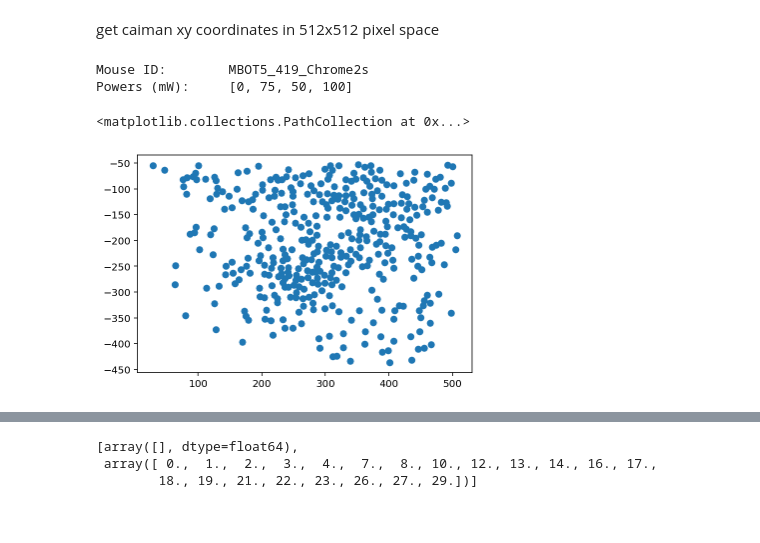
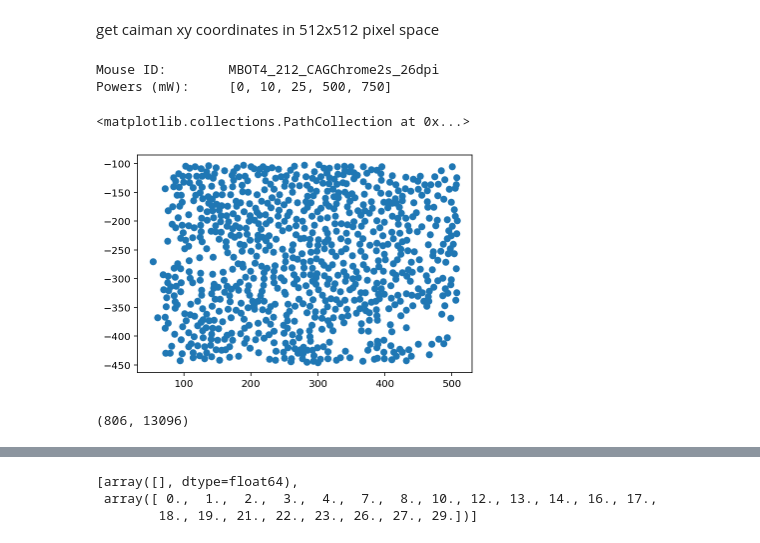
Before and after one commit to willyh101/caiman_online, a Jupyter notebook: notebooks/template_analysis_mori.ipynb, the cells around one changed output, grey strips where cells are left out. Cells and saved outputs as stored; diff of their text form; code cells hidden in the pictures.

Commit message:
satsuma specific changes in simulate analysis + online analysis notebooks

```diff
--- a/notebooks/template_analysis_mori.ipynb
+++ b/notebooks/template_analysis_mori.ipynb
@@ -50,19 +51,21 @@ user_name = 'Mora'
 #is your FOV cropped? if yes, please enter
 x_start = 100 # if not cropped this is 0
 x_end = 450 # if not cropped this is 512
-date = '20200802'
-mouse = 'MBOT5_419'
-exp_name = 'ori'
+date = '20200706'
+mouse = 'MBOT4_212'
+exp_name = 'stim'
 
-tif_folder = 'D://'+ user_name + '//' + date +'//' + mouse + '//' + exp_name + '//'
-#tif_folder='F://Experiments//EMX-triples//20200706//MBOT4_212//FOV2//noise//'
+#tif_folder = 'D://'+ user_name + '//' + date +'//' + mouse + '//' + exp_name + '//'
+tif_folder=r'F:\Experiments\EMX-triples\20200706\MBOT4_212\FOV2\stim'
+
 out_path = tif_folder + '//' + 'out//'
 
-js = glob(out_path + '*.json')[-1]
+#js = glob(out_path + '*.json')[-1]
 hs = glob(out_path + '*.hdf5')[-1]
 
 cnm = load_as_obj(hs)
-jason= load_json(js)
+
+#jason= load_json(js)
 # %%
 # If the files have different sizes (eg if you're doing a stim test)
 get_file_sizes = True
@@ -629,7 +630,9 @@ np.save(out_path + 'visResp_xy.npy',visResp_cells)
 get caiman xy coordinates in 512x512 pixel space
 # %%
 import scipy.io as sio
-daq_path = 'Y://frankenshare//holographyS//Satsuma//200729//MBOT5_419_Chrome2s//200729_MBOT5_419_Chrome2s_A.mat'
+
+daq_path = r'F:\Experiments\daq_files\20200706//200706_MBOT4_212_CAGChrome2s_26dpi_A.mat'
+
 mat = sio.loadmat(daq_path)
 
 # Important experiment information!
@@ -642,21 +645,25 @@ print(f'Mouse ID:        {mouse_id}')
 print(f'Powers (mW):     {power_list.tolist()}')
 fr = 15
 # %% [output]
-Mouse ID:        MBOT5_419_Chrome2s
-Powers (mW):     [0, 75, 50, 100]
+Mouse ID:        MBOT4_212_CAGChrome2s_26dpi
+Powers (mW):     [0, 10, 25, 500, 750]
 # %%
 #get the xy coordinates:
-x_start = 50 # if you cropped the left side of the FOV we need to add this to the x coordinate to recover 512*512 FOV coorinates
-dims = (512,400)
+x_start = 100 # if you cropped the left side of the FOV we need to add this to the x coordinate to recover 512*512 FOV coorinates
+dims = (512,350)
 #caiman function cm.base.rois.com
 XYcoords= cm.base.rois.com(cnm.estimates.A, d1=dims[0],d2=dims[1])
 XYcoords[:,1] = XYcoords[:,1] + x_start #add the dX from the cut FOV
 #i = [1, 0]
 #XYCoords = XYcoords[:,i] #swap them
 plt.scatter(XYcoords[:,0],-XYcoords[:,1])
 # %% [output]
 <matplotlib.collections.PathCollection at 0x...>
-[figure, old version]
+[figure, new version]
+# %%
+cnm.estimates.C.shape
+# %% [output]
+(806, 13096)
 # %%
 mapping = get_target_mapping_caiman(mat, XYcoords)
 
```
Also changed, not shown: parts of 40 cells of this notebook, 2 other files.
